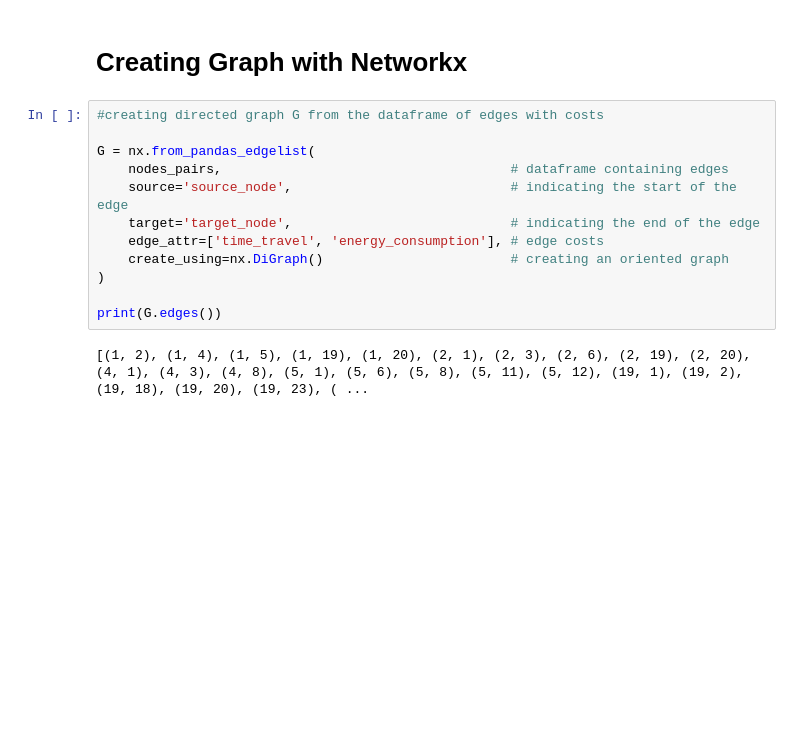
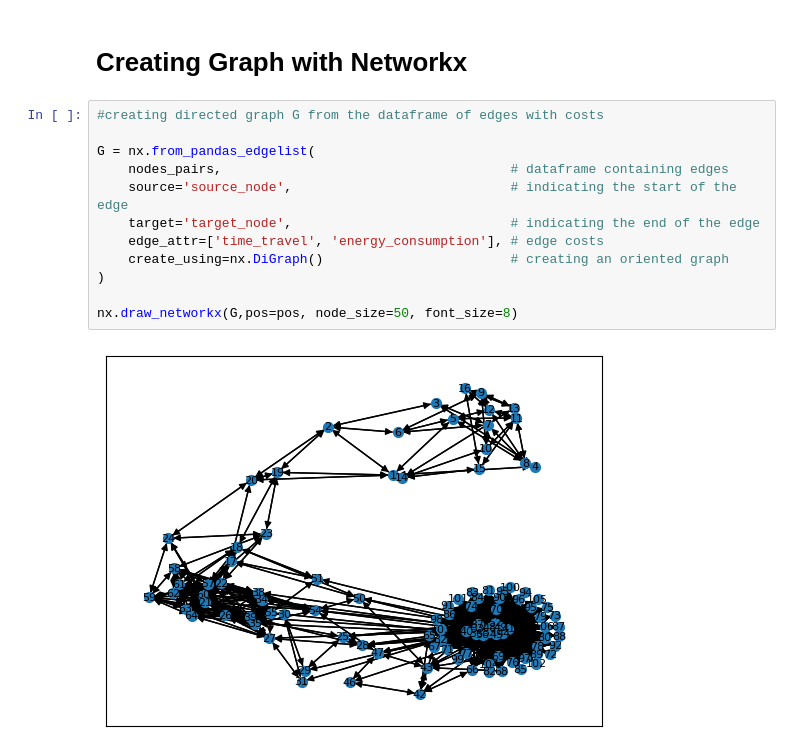
Before and after one commit to CompagnoniAndrea/drone-route-optimization, a Jupyter notebook: Big_project.ipynb, the cells around one changed output. Saved outputs shown, nothing was run; the diff lists cells and outputs as text; blank space fills up the shorter version.

```diff
--- a/Big_project.ipynb
+++ b/Big_project.ipynb
@@ -170,17 +211,17 @@ nodes_pairs.head(10)
 # %%
 #creating directed graph G from the dataframe of edges with costs
 
 G = nx.from_pandas_edgelist(
     nodes_pairs,                                     # dataframe containing edges
     source='source_node',                            # indicating the start of the edge
     target='target_node',                            # indicating the end of the edge
     edge_attr=['time_travel', 'energy_consumption'], # edge costs
     create_using=nx.DiGraph()                        # creating an oriented graph
 )
 
-print(G.edges())
+nx.draw_networkx(G,pos=pos, node_size=50, font_size=8)
 # %% [output]
-[(1, 2), (1, 4), (1, 5), (1, 19), (1, 20), (2, 1), (2, 3), (2, 6), (2, 19), (2, 20), (4, 1), (4, 3), (4, 8), (5, 1), (5, 6), (5, 8), (5, 11), (5, 12), (19, 1), (19, 2), (19, 18), (19, 20), (19, 23), ( ...
+[figure, added]
 # %%
 #For example, accessing edge attributes
 
```
Also changed, not shown: parts of 13 cells of this notebook, 1 other file.
